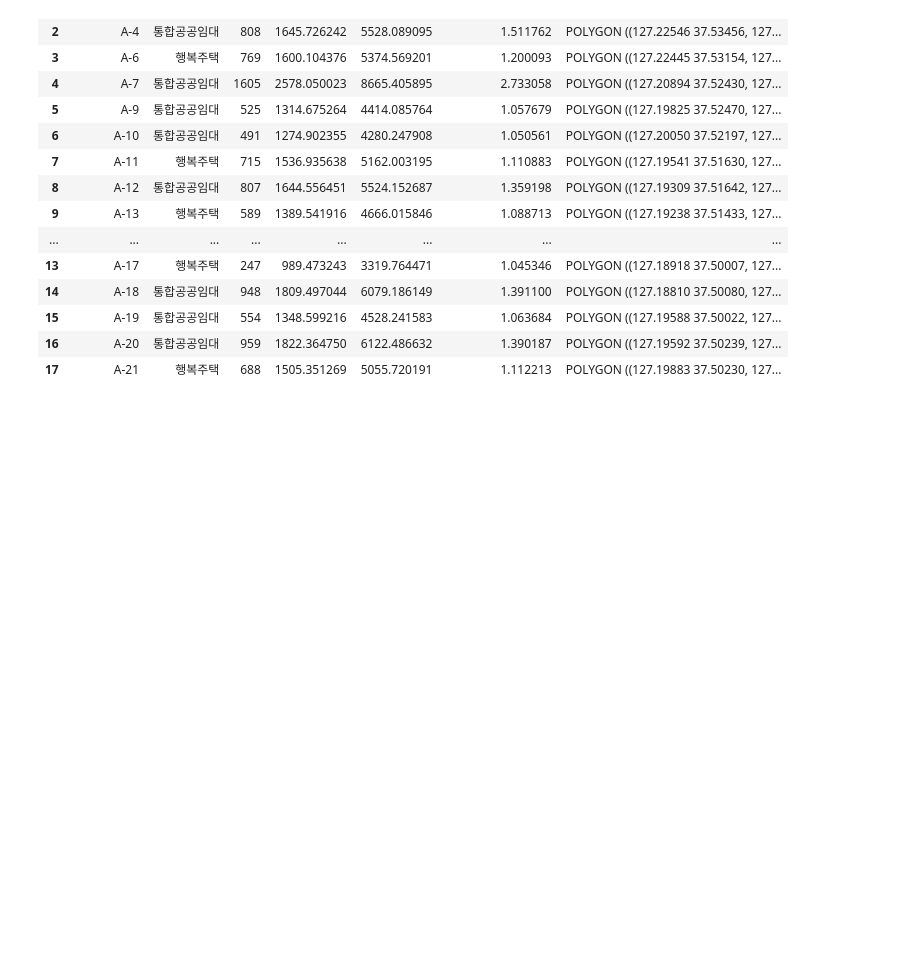
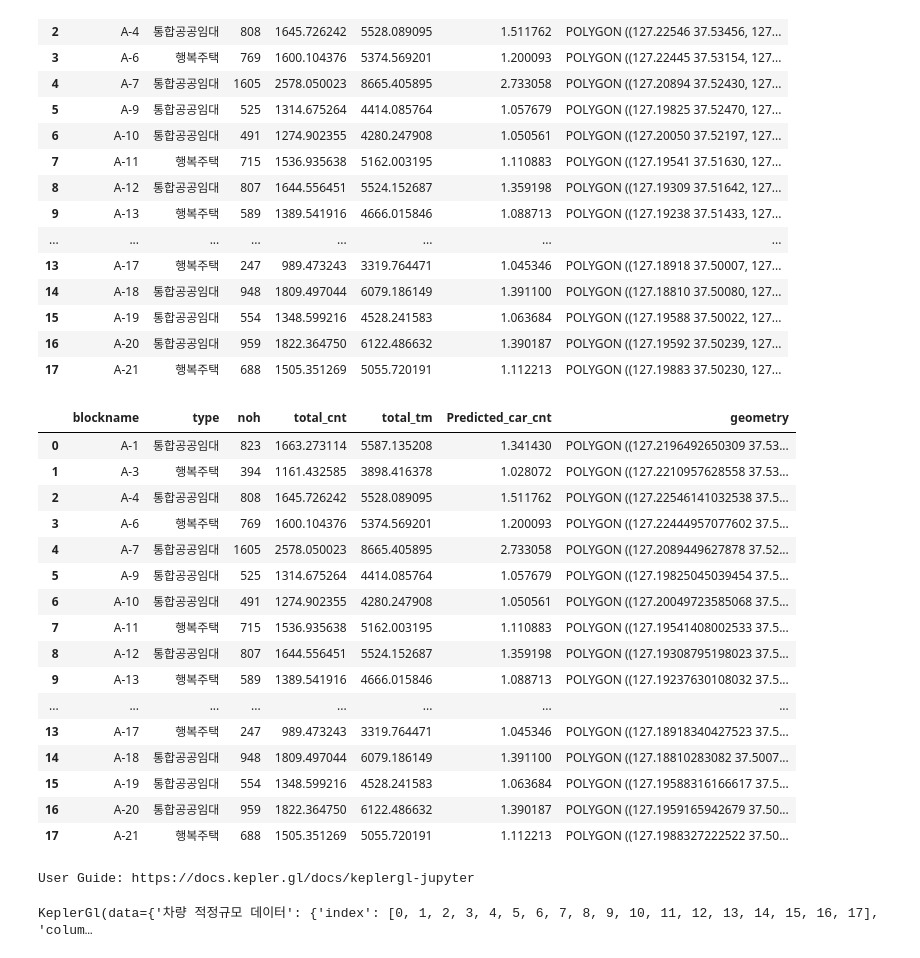
Before and after one commit to DDalaDDula/Estimating_the_Appropriate_Number_of_Publichousing_Sharedvehicle, a Jupyter notebook: 공유차_규모.ipynb, the cells around one changed output. Saved outputs shown, nothing was run; the diff lists cells and outputs as text; code cells hidden in the pictures; blank space fills up the shorter version.

```diff
--- a/공유차_규모.ipynb
+++ b/공유차_규모.ipynb
@@ -907,0 +954,31 @@ final_property_new_df.to_csv("교산지구 공공주택 공유차량 적정규
+# %%
+final_property_new_df = pd.read_csv("교산지구 공공주택 공유차량 적정규모.csv")
+final_property_new_df
+# %% [output]
+|  | blockname | type | noh | total_cnt | total_tm | Predicted_car_cnt | geometry |
+| 0 | A-1 | 통합공공임대 | 823 | 1663.273114 | 5587.135208 | 1.341430 | POLYGON ((127.2196492650309 37.53... |
+| 1 | A-3 | 행복주택 | 394 | 1161.432585 | 3898.416378 | 1.028072 | POLYGON ((127.2210957628558 37.53... |
+| 2 | A-4 | 통합공공임대 | 808 | 1645.726242 | 5528.089095 | 1.511762 | POLYGON ((127.22546141032538 37.5... |
+| 3 | A-6 | 행복주택 | 769 | 1600.104376 | 5374.569201 | 1.200093 | POLYGON ((127.22444957077602 37.5... |
+| 4 | A-7 | 통합공공임대 | 1605 | 2578.050023 | 8665.405895 | 2.733058 | POLYGON ((127.2089449627878 37.52... |
+| 5 | A-9 | 통합공공임대 | 525 | 1314.675264 | 4414.085764 | 1.057679 | POLYGON ((127.19825045039454 37.5... |
+| 6 | A-10 | 통합공공임대 | 491 | 1274.902355 | 4280.247908 | 1.050561 | POLYGON ((127.20049723585068 37.5... |
+| 7 | A-11 | 행복주택 | 715 | 1536.935638 | 5162.003195 | 1.110883 | POLYGON ((127.19541408002533 37.5... |
+| 8 | A-12 | 통합공공임대 | 807 | 1644.556451 | 5524.152687 | 1.359198 | POLYGON ((127.19308795198023 37.5... |
+| 9 | A-13 | 행복주택 | 589 | 1389.541916 | 4666.015846 | 1.088713 | POLYGON ((127.19237630108032 37.5... |
+| ... | ... | ... | ... | ... | ... | ... | ... |
+| 13 | A-17 | 행복주택 | 247 | 989.473243 | 3319.764471 | 1.045346 | POLYGON ((127.18918340427523 37.5... |
+| 14 | A-18 | 통합공공임대 | 948 | 1809.497044 | 6079.186149 | 1.391100 | POLYGON ((127.18810283082 37.5007... |
+| 15 | A-19 | 통합공공임대 | 554 | 1348.599216 | 4528.241583 | 1.063684 | POLYGON ((127.19588316166617 37.5... |
+| 16 | A-20 | 통합공공임대 | 959 | 1822.364750 | 6122.486632 | 1.390187 | POLYGON ((127.1959165942679 37.50... |
+| 17 | A-21 | 행복주택 | 688 | 1505.351269 | 5055.720191 | 1.112213 | POLYGON ((127.1988327222522 37.50... |
+# %%
+# 맵 객체 생성 및 데이터 로드
+final_map = KeplerGl(height=1000, width=1500)
+final_map.add_data(data=final_property_new_df, name="차량 적정규모 데이터")
+final_map.add_data(data=object_area_df, name="하남시 교산지구 데이터")
+# 맵 출력 및 상세설정
+final_map
+# %% [output]
+User Guide: https://docs.kepler.gl/docs/keplergl-jupyter
+KeplerGl(data={'차량 적정규모 데이터': {'index': [0, 1, 2, 3, 4, 5, 6, 7, 8, 9, 10, 11, 12, 13, 14, 15, 16, 17], 'colum…
```
Also changed, not shown: parts of 19 cells of this notebook.
